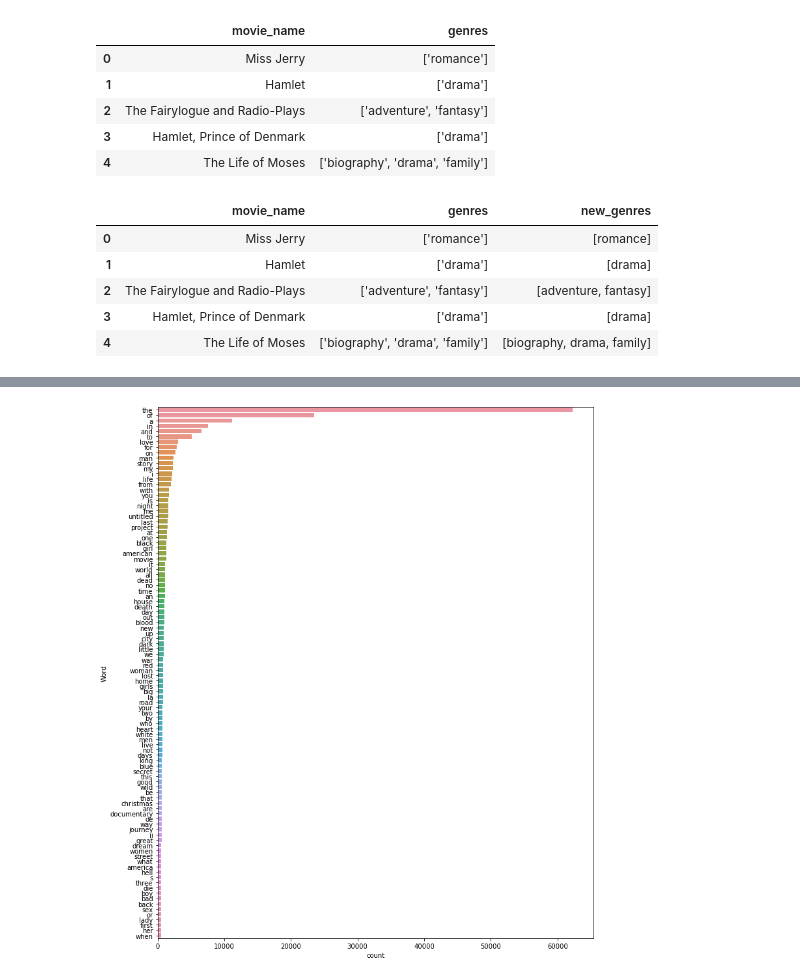
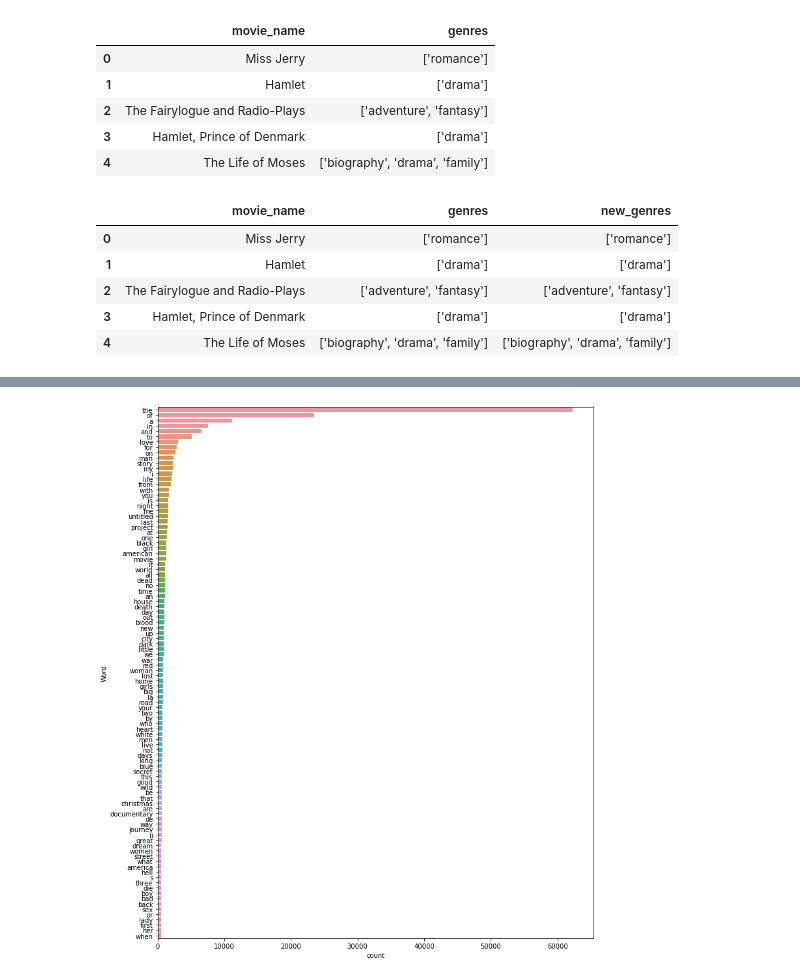
Before and after one commit to priyanshi9692/CMPE256-Project, a Jupyter notebook: Logistic_Regression.ipynb, the cells around one changed output, grey strips where cells are left out. Drawn from its saved outputs; the diff is of its cells as text; code cells hidden in the pictures.

```diff
--- a/Logistic_Regression.ipynb
+++ b/Logistic_Regression.ipynb
@@ -48,26 +48,26 @@ input_df.head()
 # %%
 #Get the total number of genres in the dataset
 totalGenres = []
 allGenres = []
 for row in input_df['genres']:
     if row:
         temp = []
         curstr = row[1:-1]
         curGenres = curstr.split(',')
         for eachGenre in curGenres:
-            allGenres.append(eachGenre.replace("'", '').strip())
-            temp.append(eachGenre.replace("'", '').strip())
+            allGenres.append(eachGenre.strip())
+            temp.append(eachGenre.strip())
         totalGenres.append(temp)
 input_df['new_genres'] = totalGenres
 
 input_df.head()
 # %% [output]
 |  | movie_name | genres | new_genres |
-| 0 | Miss Jerry | ['romance'] | [romance] |
-| 1 | Hamlet | ['drama'] | [drama] |
-| 2 | The Fairylogue and Radio-Plays | ['adventure', 'fantasy'] | [adventure, fantasy] |
-| 3 | Hamlet, Prince of Denmark | ['drama'] | [drama] |
-| 4 | The Life of Moses | ['biography', 'drama', 'family'] | [biography, drama, family] |
+| 0 | Miss Jerry | ['romance'] | ['romance'] |
+| 1 | Hamlet | ['drama'] | ['drama'] |
+| 2 | The Fairylogue and Radio-Plays | ['adventure', 'fantasy'] | ['adventure', 'fantasy'] |
+| 3 | Hamlet, Prince of Denmark | ['drama'] | ['drama'] |
+| 4 | The Life of Moses | ['biography', 'drama', 'family'] | ['biography', 'drama', 'family'] |
 # %%
 input_df_new = input_df[~(input_df['new_genres'].str.len() == 0)]
 input_df
```
Also changed, not shown: parts of 8 cells of this notebook.
